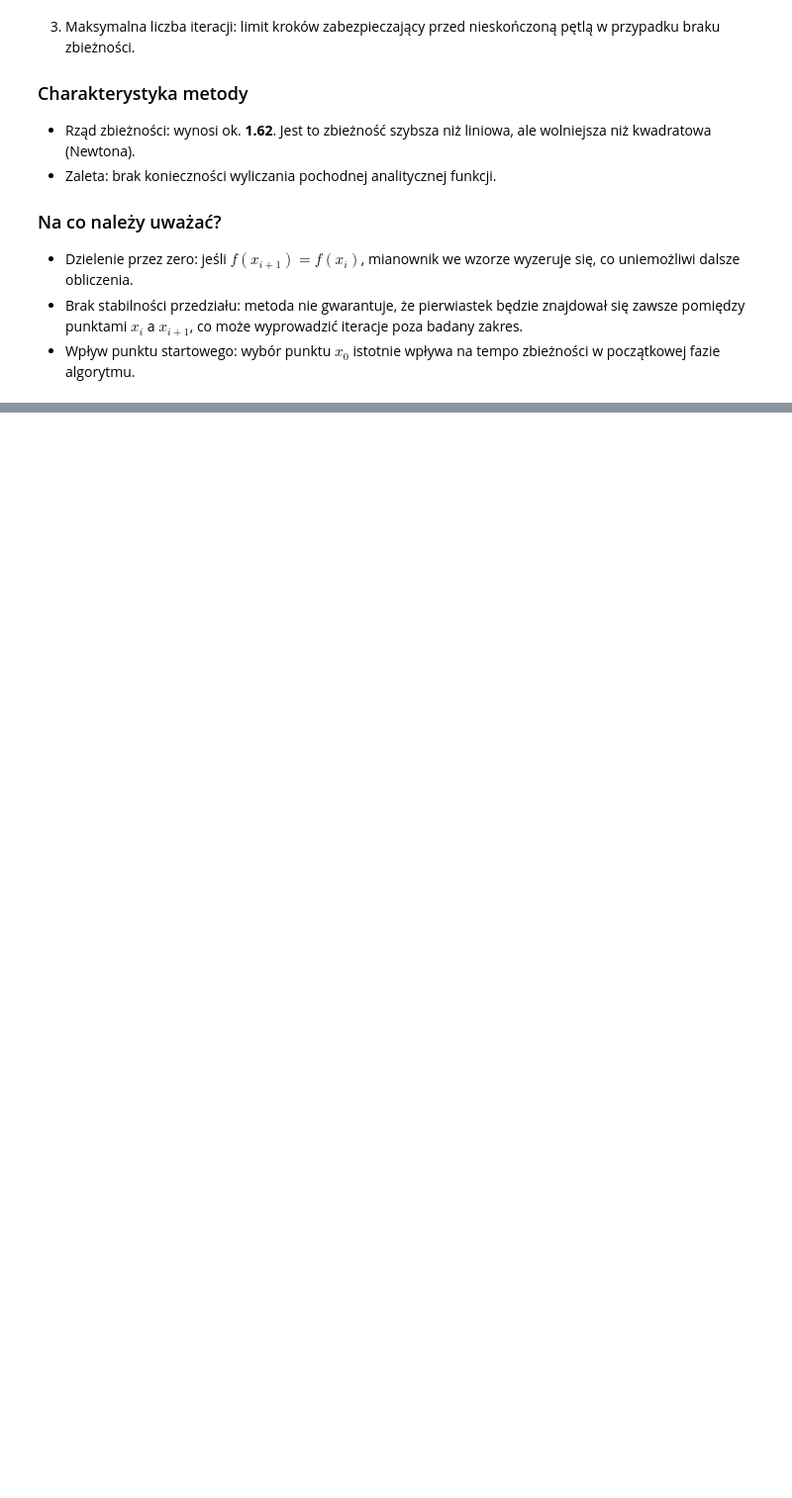
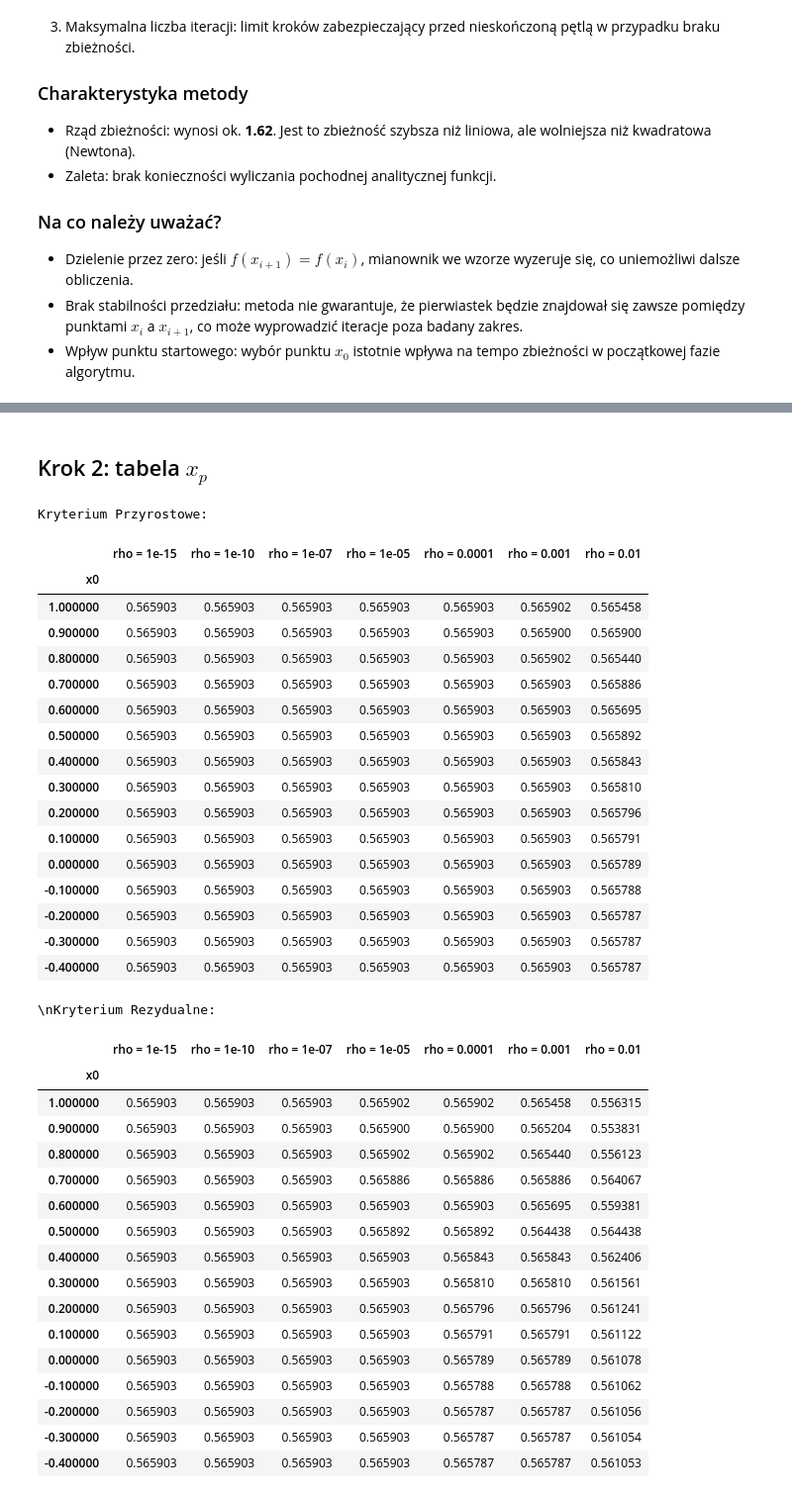
Before and after one commit to Veexeq/MOwNiT, a Jupyter notebook: lab7/main.ipynb, the cells around one changed output, grey strips where cells are left out. Shown at 99% size. Cells and saved outputs as stored; diff of their text form; code cells hidden in the pictures; blank space fills up the shorter version.

```diff
--- a/lab7/main.ipynb
+++ b/lab7/main.ipynb
@@ -242,0 +300,71 @@ Eksperyment dla metody siecznych zakończony. Dane zapisano do 'wyniki_sieczne.c
+# %% [markdown]
+## Krok 2: tabela $x_p$
+# %%
+import pandas as pd
+
+# Odczyt danych wygenerowanych z poprzednich kroków
+df_newton = pd.read_csv('wyniki_newton_raphson.csv', sep=';')
+
+# Funkcja pomocnicza do tworzenia przekształconej tabeli
+def stworz_tabele(df, kryterium, wartosc):
+    # Wyciągamy dane tylko dla konkretnego kryterium
+    dane_filtrowane = df[df['Kryterium'] == kryterium]
+
+    # Tworzymy tabelę przestawną
+    tabela = dane_filtrowane.pivot(index='x0', columns='Rho', values=wartosc)
+
+    # Sortujemy index x0 malejąco (żeby było jak w sprawozdaniu: od 1.0 do -0.4)
+    tabela = tabela.sort_index(ascending=False)
+
+    # Mapujemy nazwy kolumn ładnie dla odczytu
+    tabela.columns = [f"rho = {col}" for col in tabela.columns]
+
+    return tabela
+
+# Generujemy Tabele 1 i 2 (Wyznaczone pierwiastki)
+tabela1 = stworz_tabele(df_newton, 'incremental', 'Wyznaczony_Pierwiastek')
+tabela2 = stworz_tabele(df_newton, 'residual', 'Wyznaczony_Pierwiastek')
+
+# Wyświetlanie tabel z odpowiednim formatowaniem liczb (6 miejsc po przecinku)
+print("Kryterium Przyrostowe:")
+display(tabela1.style.format("{:.6f}"))
+
+print("\\nKryterium Rezydualne:")
+display(tabela2.style.format("{:.6f}"))
+# %% [output]
+Kryterium Przyrostowe:
+|  | rho = 1e-15 | rho = 1e-10 | rho = 1e-07 | rho = 1e-05 | rho = 0.0001 | rho = 0.001 | rho = 0.01 |
+| x0 |  |  |  |  |  |  |  |
+| 1.000000 | 0.565903 | 0.565903 | 0.565903 | 0.565903 | 0.565903 | 0.565902 | 0.565458 |
+| 0.900000 | 0.565903 | 0.565903 | 0.565903 | 0.565903 | 0.565903 | 0.565900 | 0.565900 |
+| 0.800000 | 0.565903 | 0.565903 | 0.565903 | 0.565903 | 0.565903 | 0.565902 | 0.565440 |
+| 0.700000 | 0.565903 | 0.565903 | 0.565903 | 0.565903 | 0.565903 | 0.565903 | 0.565886 |
+| 0.600000 | 0.565903 | 0.565903 | 0.565903 | 0.565903 | 0.565903 | 0.565903 | 0.565695 |
+| 0.500000 | 0.565903 | 0.565903 | 0.565903 | 0.565903 | 0.565903 | 0.565903 | 0.565892 |
+| 0.400000 | 0.565903 | 0.565903 | 0.565903 | 0.565903 | 0.565903 | 0.565903 | 0.565843 |
+| 0.300000 | 0.565903 | 0.565903 | 0.565903 | 0.565903 | 0.565903 | 0.565903 | 0.565810 |
+| 0.200000 | 0.565903 | 0.565903 | 0.565903 | 0.565903 | 0.565903 | 0.565903 | 0.565796 |
+| 0.100000 | 0.565903 | 0.565903 | 0.565903 | 0.565903 | 0.565903 | 0.565903 | 0.565791 |
+| 0.000000 | 0.565903 | 0.565903 | 0.565903 | 0.565903 | 0.565903 | 0.565903 | 0.565789 |
+| -0.100000 | 0.565903 | 0.565903 | 0.565903 | 0.565903 | 0.565903 | 0.565903 | 0.565788 |
+| -0.200000 | 0.565903 | 0.565903 | 0.565903 | 0.565903 | 0.565903 | 0.565903 | 0.565787 |
+| -0.300000 | 0.565903 | 0.565903 | 0.565903 | 0.565903 | 0.565903 | 0.565903 | 0.565787 |
+| -0.400000 | 0.565903 | 0.565903 | 0.565903 | 0.565903 | 0.565903 | 0.565903 | 0.565787 |
+\nKryterium Rezydualne:
+|  | rho = 1e-15 | rho = 1e-10 | rho = 1e-07 | rho = 1e-05 | rho = 0.0001 | rho = 0.001 | rho = 0.01 |
+| x0 |  |  |  |  |  |  |  |
+| 1.000000 | 0.565903 | 0.565903 | 0.565903 | 0.565902 | 0.565902 | 0.565458 | 0.556315 |
+| 0.900000 | 0.565903 | 0.565903 | 0.565903 | 0.565900 | 0.565900 | 0.565204 | 0.553831 |
+| 0.800000 | 0.565903 | 0.565903 | 0.565903 | 0.565902 | 0.565902 | 0.565440 | 0.556123 |
+| 0.700000 | 0.565903 | 0.565903 | 0.565903 | 0.565886 | 0.565886 | 0.565886 | 0.564067 |
+| 0.600000 | 0.565903 | 0.565903 | 0.565903 | 0.565903 | 0.565903 | 0.565695 | 0.559381 |
+| 0.500000 | 0.565903 | 0.565903 | 0.565903 | 0.565892 | 0.565892 | 0.564438 | 0.564438 |
+| 0.400000 | 0.565903 | 0.565903 | 0.565903 | 0.565903 | 0.565843 | 0.565843 | 0.562406 |
+| 0.300000 | 0.565903 | 0.565903 | 0.565903 | 0.565903 | 0.565810 | 0.565810 | 0.561561 |
+| 0.200000 | 0.565903 | 0.565903 | 0.565903 | 0.565903 | 0.565796 | 0.565796 | 0.561241 |
+| 0.100000 | 0.565903 | 0.565903 | 0.565903 | 0.565903 | 0.565791 | 0.565791 | 0.561122 |
+| 0.000000 | 0.565903 | 0.565903 | 0.565903 | 0.565903 | 0.565789 | 0.565789 | 0.561078 |
+| -0.100000 | 0.565903 | 0.565903 | 0.565903 | 0.565903 | 0.565788 | 0.565788 | 0.561062 |
+| -0.200000 | 0.565903 | 0.565903 | 0.565903 | 0.565903 | 0.565787 | 0.565787 | 0.561056 |
+| -0.300000 | 0.565903 | 0.565903 | 0.565903 | 0.565903 | 0.565787 | 0.565787 | 0.561054 |
+| -0.400000 | 0.565903 | 0.565903 | 0.565903 | 0.565903 | 0.565787 | 0.565787 | 0.561053 |
```
Also changed, not shown: parts of 6 cells of this notebook, 3 other files.
